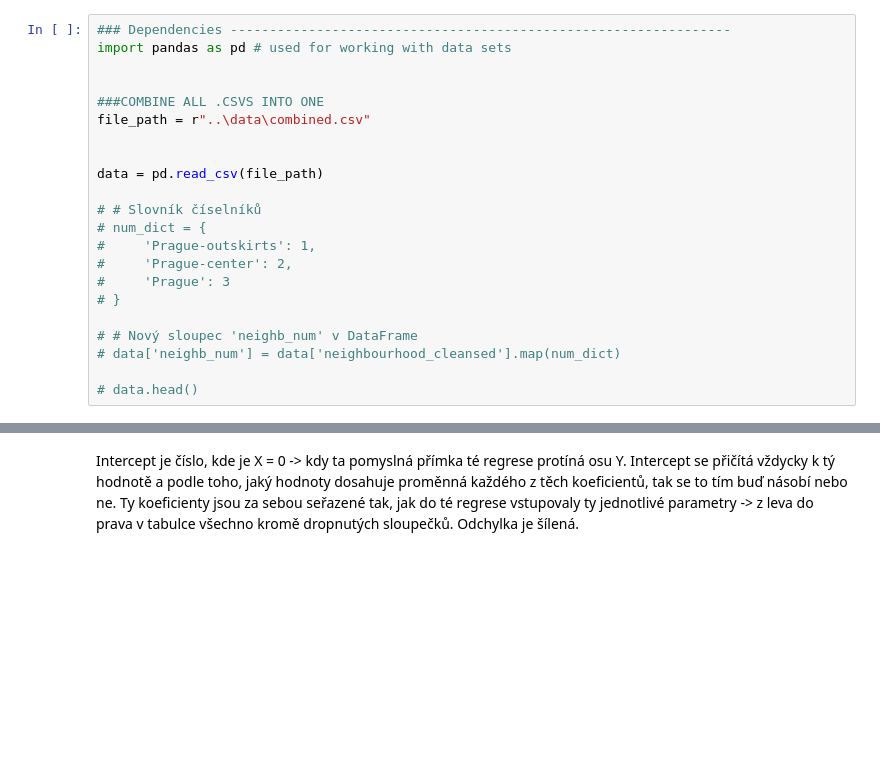
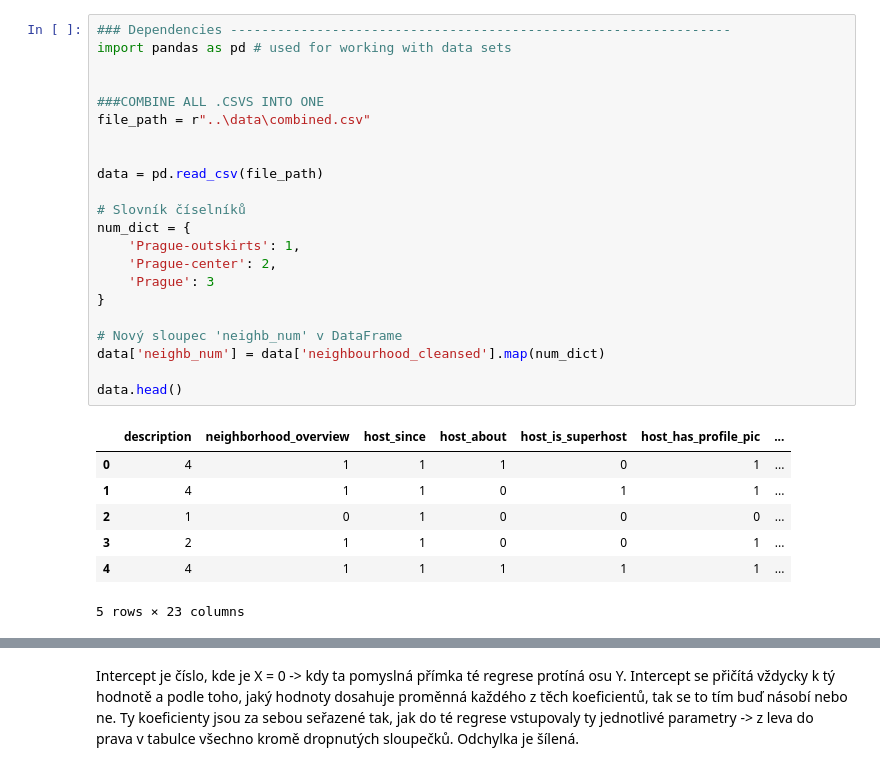
Before and after one commit to tominatorcz/datax, a Jupyter notebook: python/regresion.ipynb, the cells around one changed output, grey strips where cells are left out. Drawn from its saved outputs; the diff is of its cells as text; blank space fills up the shorter version.

```diff
--- a/python/regresion.ipynb
+++ b/python/regresion.ipynb
@@ -1,25 +1,33 @@
 # %%
 ### Dependencies ----------------------------------------------------------------
 import pandas as pd # used for working with data sets
 
 
 ###COMBINE ALL .CSVS INTO ONE
 file_path = r"..\data\combined.csv"
 
 
 data = pd.read_csv(file_path)
 
-# # Slovník číselníků
-# num_dict = {
-#     'Prague-outskirts': 1,
-#     'Prague-center': 2,
-#     'Prague': 3
-# }
+# Slovník číselníků
+num_dict = {
+    'Prague-outskirts': 1,
+    'Prague-center': 2,
+    'Prague': 3
+}
 
-# # Nový sloupec 'neighb_num' v DataFrame
-# data['neighb_num'] = data['neighbourhood_cleansed'].map(num_dict)
+# Nový sloupec 'neighb_num' v DataFrame
+data['neighb_num'] = data['neighbourhood_cleansed'].map(num_dict)
 
-# data.head()
+data.head()
+# %% [output]
+|  | description | neighborhood_overview | host_since | host_about | host_is_superhost | host_has_profile_pic | ... |
+| 0 | 4 | 1 | 1 | 1 | 0 | 1 | ... |
+| 1 | 4 | 1 | 1 | 0 | 1 | 1 | ... |
+| 2 | 1 | 0 | 1 | 0 | 0 | 0 | ... |
+| 3 | 2 | 1 | 1 | 0 | 0 | 1 | ... |
+| 4 | 4 | 1 | 1 | 1 | 1 | 1 | ... |
+5 rows × 23 columns
 # %%
 import seaborn as sns
 import matplotlib.pyplot as plt
```
Also changed, not shown: parts of 10 cells of this notebook, 2 other files.
